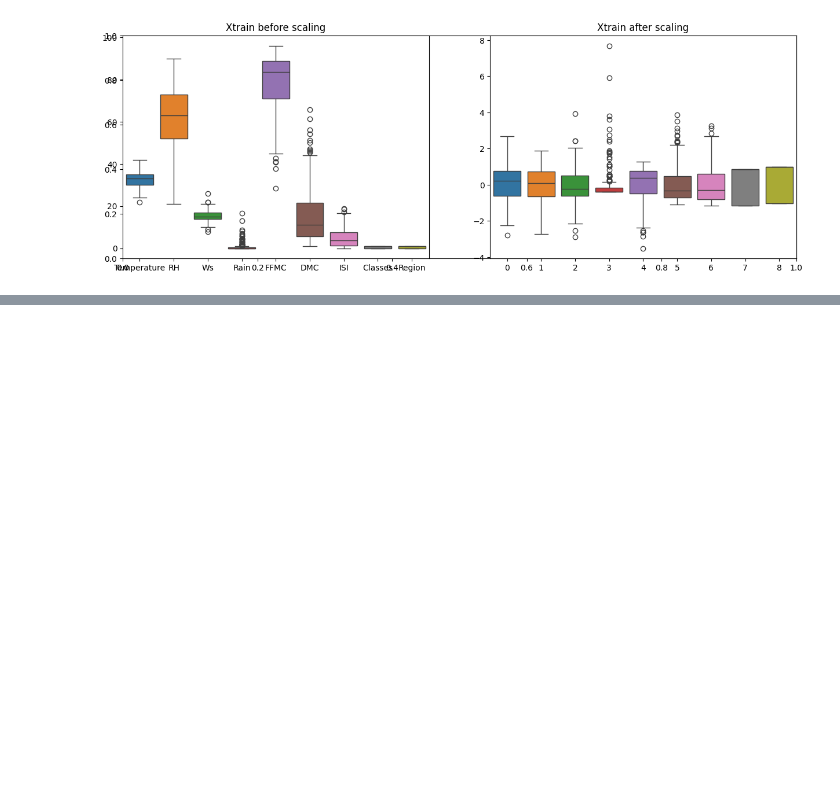
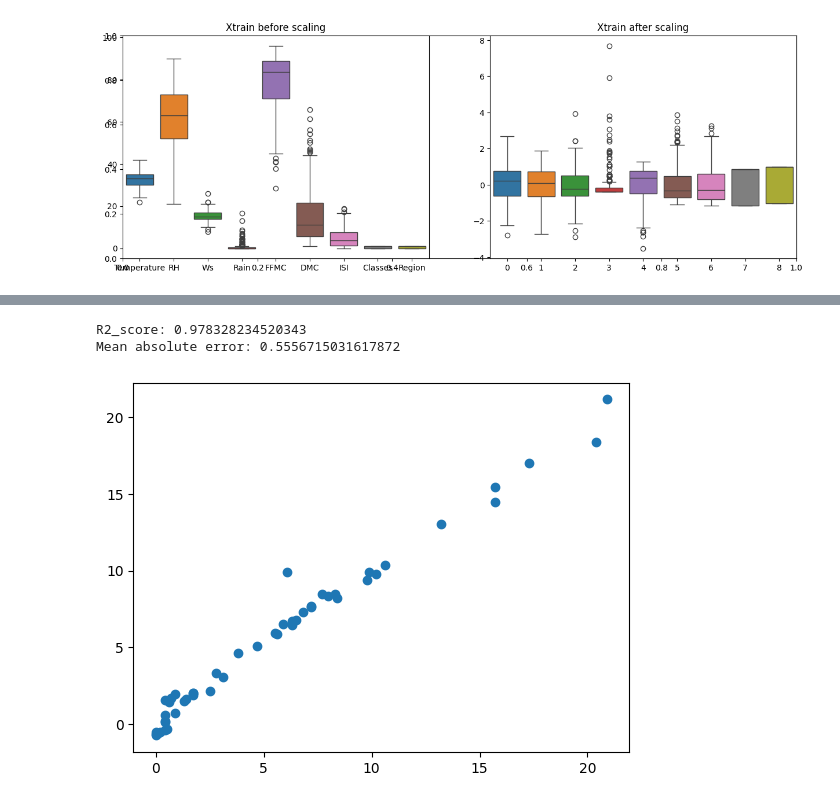
Before and after one commit to manjuq/forest_fire_prediction, a Jupyter notebook: model.ipynb, the cells around one changed output, grey strips where cells are left out. Drawn from its saved outputs; the diff is of its cells as text; code cells hidden in the pictures; blank space fills up the shorter version.

```diff
--- a/model.ipynb
+++ b/model.ipynb
@@ -100,0 +152,10 @@ Text(0.5, 1.0, 'Xtrain after scaling')
+# %%
+ypred = lassocv.predict(Xtest_scaled)
+plt.scatter(ytest, ypred)
+r_squared = r2_score(ytest, ypred)
+mae = mean_absolute_error(ytest, ypred)
+print(f"R2_score: {r_squared} \nMean absolute error: {mae}")
+# %% [output]
+R2_score: 0.978328234520343
+Mean absolute error: 0.5556715031617872
+[figure, added]
```
Also changed, not shown: parts of 15 cells of this notebook.
